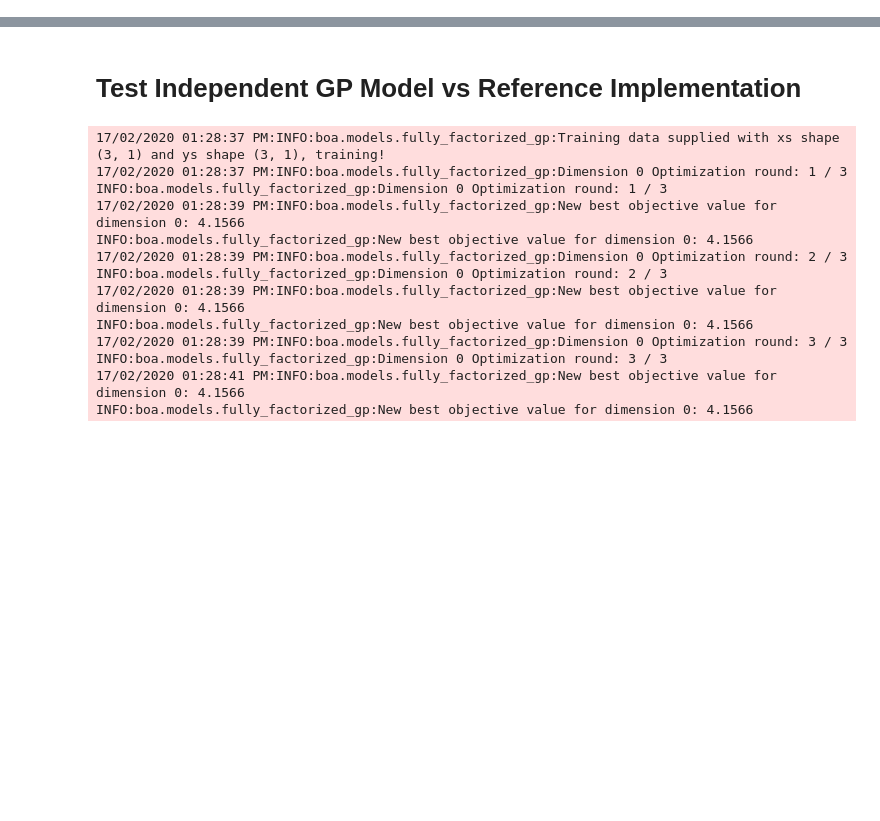
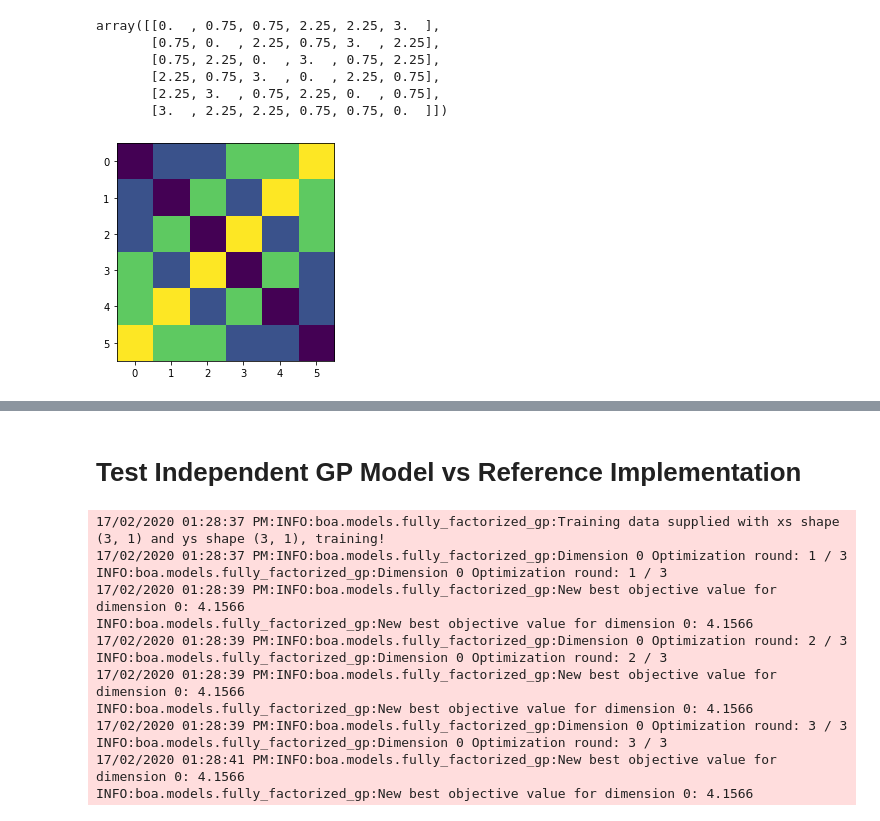
Before and after one commit to gncs/boa, a Jupyter notebook: notebooks/scratch.ipynb, the cells around one changed output, grey strips where cells are left out. Cells and saved outputs as stored; diff of their text form; code cells hidden in the pictures; blank space fills up the shorter version.

Commit message:
Added new permutation distance functions and kernels

```diff
--- a/notebooks/scratch.ipynb
+++ b/notebooks/scratch.ipynb
@@ -81,9 +81,20 @@ def spearman_rho(a, b):
 
     return 1 - 6 * numerator / (n * n * n - n)
 # %%
-N = 5
+N = 3
 
 candidate_perms = list(permutations(range(N)))
 # %%
-pw_dists = kendall_pointwise_distance(tf.convert_to_tensor([list(range(N))], dtype=tf.float32),
-                                      tf.convert_to_tensor(candidate_perms, dtype=tf.float32)) * (N - 1) / 8
+pw_dists = perm_pointwise_distance(tf.convert_to_tensor(candidate_perms, dtype=tf.float32),
+                                      tf.convert_to_tensor(candidate_perms, dtype=tf.float32),
+                                      kind="spearman") * (N - 1) / 8
+plt.imshow(pw_dists)
+pw_dists.numpy()
+# %% [output]
+array([[0.  , 0.75, 0.75, 2.25, 2.25, 3.  ],
+       [0.75, 0.  , 2.25, 0.75, 3.  , 2.25],
+       [0.75, 2.25, 0.  , 3.  , 0.75, 2.25],
+       [2.25, 0.75, 3.  , 0.  , 2.25, 0.75],
+       [2.25, 3.  , 0.75, 2.25, 0.  , 0.75],
+       [3.  , 2.25, 2.25, 0.75, 0.75, 0.  ]])
+[figure, added]
```
Also changed, not shown: parts of 5 cells of this notebook, 6 other files.
